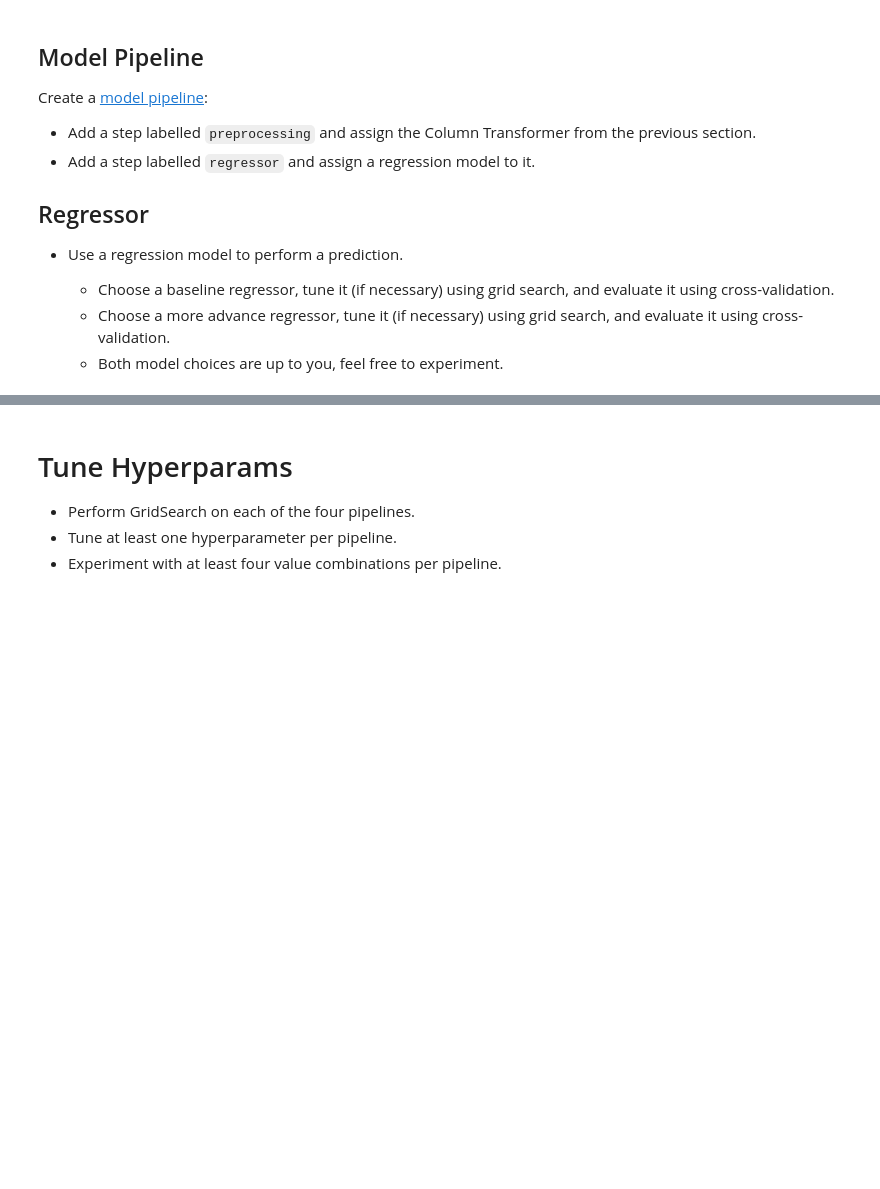
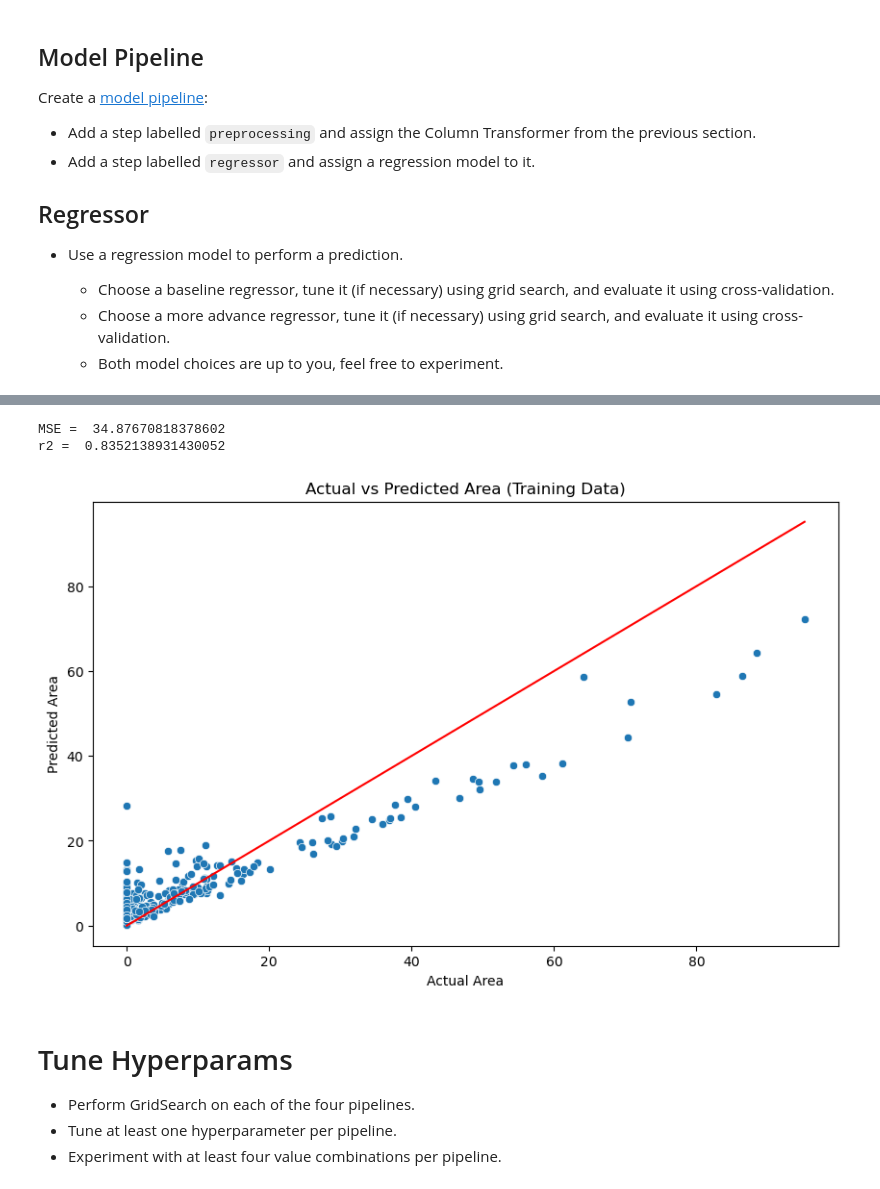
Before and after one commit to jimmyabou/scaling_to_production, a Jupyter notebook: 02_activities/assignments/assignment_3.ipynb, the cells around one changed output, grey strips where cells are left out. Cells and saved outputs as stored; diff of their text form; code cells hidden in the pictures; blank space fills up the shorter version.

```diff
--- a/02_activities/assignments/assignment_3.ipynb
+++ b/02_activities/assignments/assignment_3.ipynb
@@ -237,3 +302,26 @@ pipeline_d = Pipeline([('preprocessing', preproc2),
+# %%
+# Pipeline D = preproc2 + advanced model
+pipeline_d = Pipeline([('preprocessing', preproc2),
+    ('regressor', RandomForestRegressor())])
+
+pipeline_d.fit(X_train, Y_train)
+
+pipelineD = pipeline_d.predict(X_train)
+MSE = mean_squared_error(Y_train, pipelineD)
+R2_score = r2_score(Y_train, pipelineD)
+print(f'MSE =  {MSE} ')
+print(f'r2 =  {R2_score} ')
+plt.figure(figsize=(10, 6))
+sns.scatterplot(x=Y_train, y=pipelineD)
+plt.plot([min(Y_train), max(Y_train)], [min(Y_train), max(Y_train)], color='red', linestyle='-')
+plt.title('Actual vs Predicted Area (Training Data)')
+plt.xlabel('Actual Area')
+plt.ylabel('Predicted Area')
+plt.show()
+# %% [output]
+MSE =  34.87670818378602
+r2 =  0.8352138931430052
+[figure, added]
 # %% [markdown]
 # Tune Hyperparams
 
```
Also changed, not shown: parts of 19 cells of this notebook, 1 other file.
